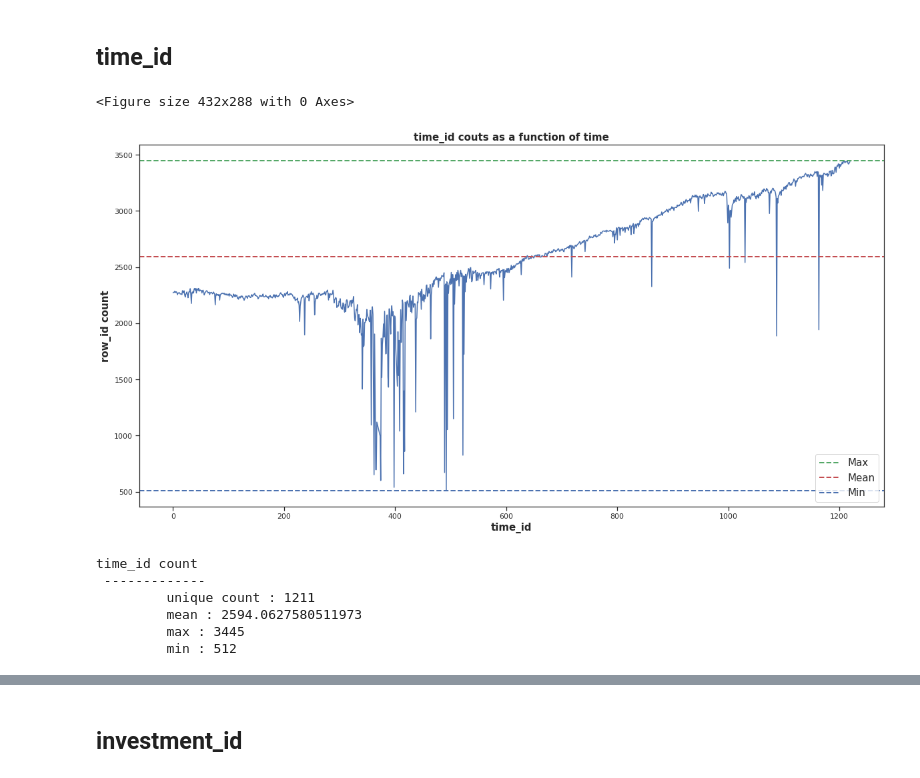
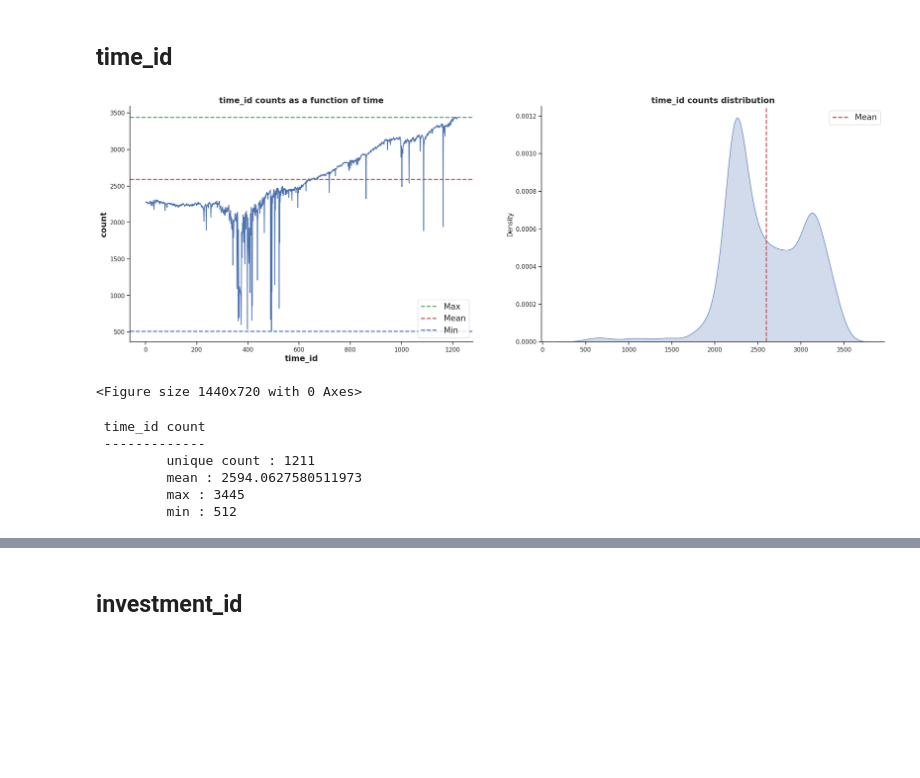
Before and after one commit to blackJJW/Kaggle, a Jupyter notebook: ubiquant.ipynb, the cells around one changed output, grey strips where cells are left out. Cells and saved outputs as stored; diff of their text form; code cells hidden in the pictures; blank space fills up the shorter version.

```diff
--- a/ubiquant.ipynb
+++ b/ubiquant.ipynb
@@ -136,25 +144,30 @@ train_df.describe()
 # %%
 time_ids = train_df.groupby("time_id").size()
 
+fig, axes = plt.subplots(ncols= 2, figsize=(25, 8), dpi = 100)
 sns.set(style = "ticks", font_scale = 1)
 sns.despine(top=True, right=True, left=False, bottom=False)
 plt.figure(figsize = (20, 10))
-ax = sns.lineplot(data = time_ids, x = time_ids.index, y = time_ids.values)
-ax.set_xlabel('time_id', fontsize = 15, weight = 'bold')
-ax.set_ylabel('row_id count', fontsize = 15, weight = 'bold')
-ax.axhline(time_ids.values.max(), label="Max", color = "g", linewidth = 2, linestyle ="--")
-ax.axhline(time_ids.values.mean(), label="Mean", color = "r", linewidth = 2, linestyle ="--")
-ax.axhline(time_ids.values.min(), label="Min", color = "b", linewidth = 2, linestyle ="--")
-ax.legend(prop={'size':15}, loc ='lower right')
+sns.lineplot(data = time_ids, x = time_ids.index, y = time_ids.values, ax = axes[0])
+axes[0].set_xlabel('time_id', fontsize = 15, weight = 'bold')
+axes[0].set_ylabel('count', fontsize = 15, weight = 'bold')
+axes[0].axhline(time_ids.values.max(), label="Max", color = "g", linewidth = 2, linestyle ="--")
+axes[0].axhline(time_ids.values.mean(), label="Mean", color = "r", linewidth = 2, linestyle ="--")
+axes[0].axhline(time_ids.values.min(), label="Min", color = "b", linewidth = 2, linestyle ="--")
+axes[0].legend(prop={'size':15}, loc ='lower right')
+axes[0].set_title('time_id counts as a function of time',fontsize = 15, weight = 'bold')
 
-plt.title('time_id couts as a function of time',fontsize = 15, weight = 'bold')
+sns.kdeplot(time_ids, fill = True, ax = axes[1])
+axes[1].axvline(time_ids.values.mean(), label="Mean", color = "r", linewidth = 2, linestyle ="--")
+axes[1].legend(prop={'size':15}, loc ='upper right')
+axes[1].set_title('time_id counts distribution',fontsize = 15, weight = 'bold')
 plt.show()
 
-print("time_id count\n",'-'*len(str('time_id count')))
+print("\n time_id count\n",'-'*len(str('time_id count')))
 print(f"\t unique count : {len(train_df['time_id'].unique())}")
 print(f"\t mean : {time_ids.values.mean()}")
 print(f"\t max : {time_ids.values.max()}")
 print(f"\t min : {time_ids.values.min()}")
 # %% [output]
+[figure, new version]
-<Figure size 432x288 with 0 Axes>
+<Figure size 1440x720 with 0 Axes>
-[figure, old version]
```
Also changed, not shown: parts of 27 cells of this notebook.
